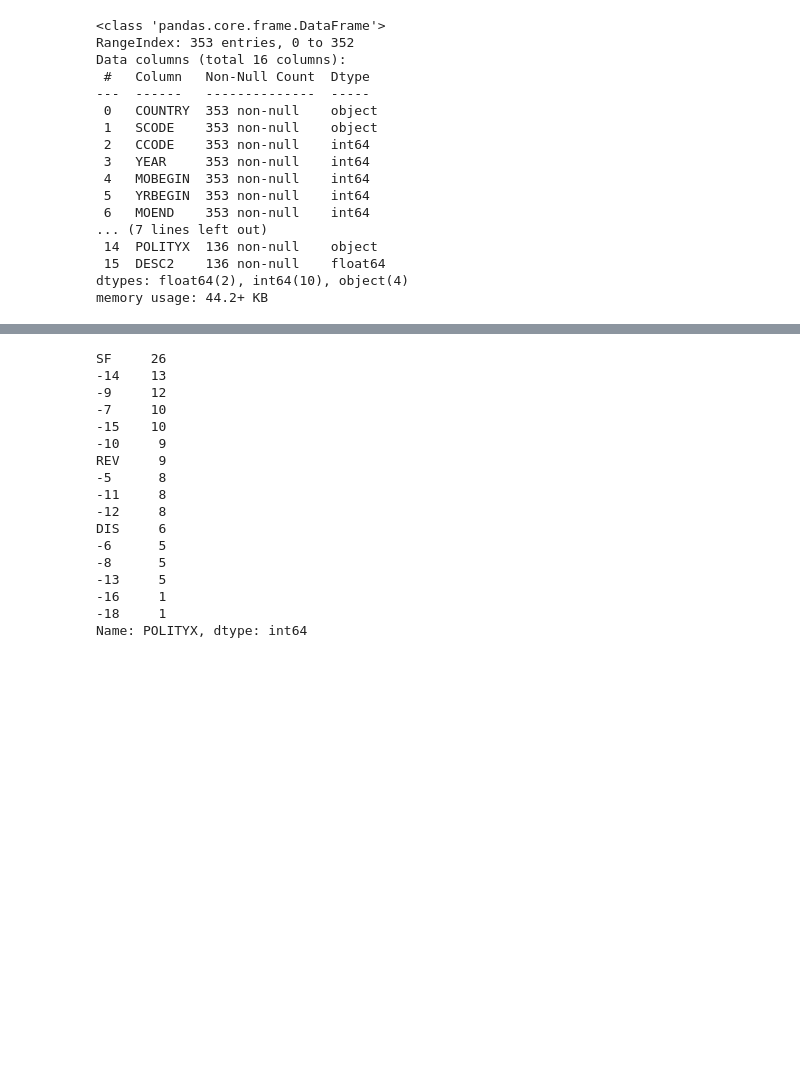
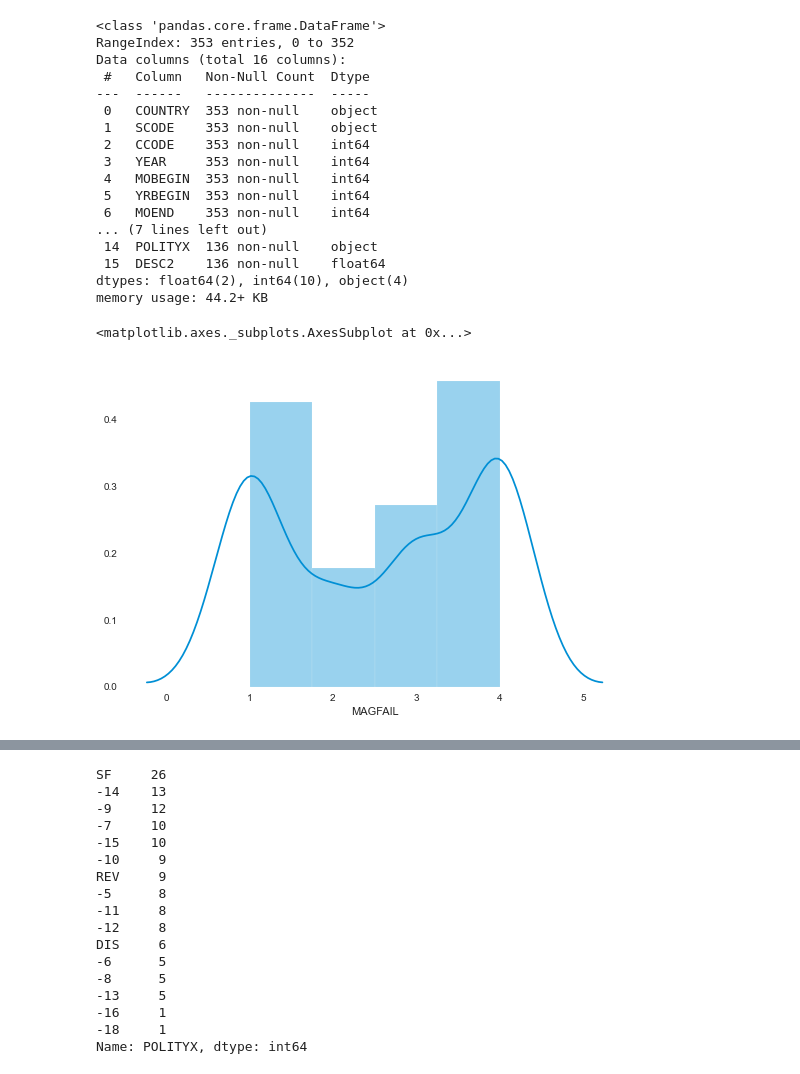
Before and after one commit to MichaelBurak/regime_changes, a Jupyter notebook: regime_changes.ipynb, the cells around one changed output, grey strips where cells are left out. Saved outputs shown, nothing was run; the diff lists cells and outputs as text; code cells hidden in the pictures; blank space fills up the shorter version.

```diff
--- a/regime_changes.ipynb
+++ b/regime_changes.ipynb
@@ -147,3 +147,8 @@ Data columns (total 16 columns):
  15  DESC2    136 non-null    float64
 dtypes: float64(2), int64(10), object(4)
 memory usage: 44.2+ KB
+# %%
+sns.distplot(eda_df['MAGFAIL'])
+# %% [output]
+<matplotlib.axes._subplots.AxesSubplot at 0x...>
+[figure, added]
```
Also changed, not shown: parts of 51 cells of this notebook.
